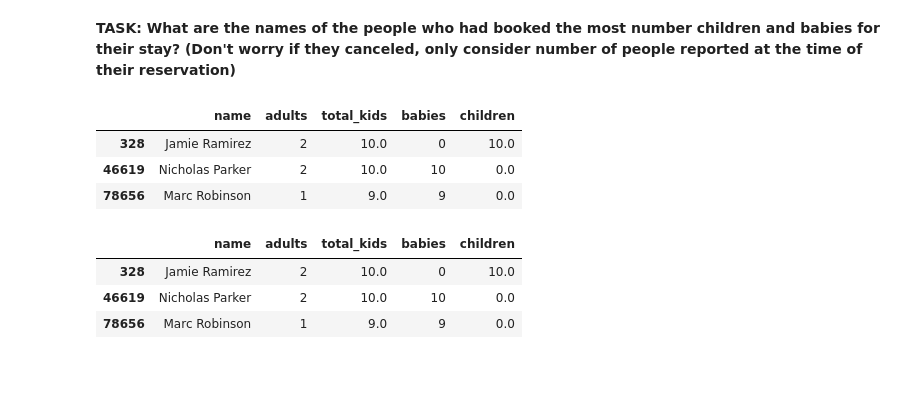
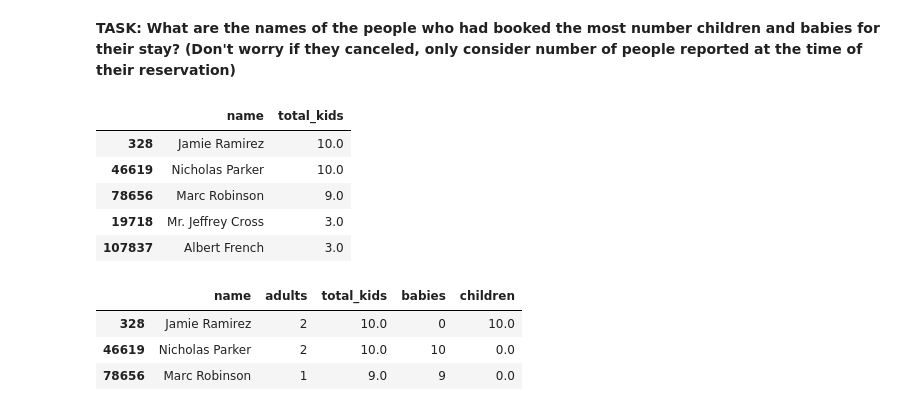
Before and after one commit to RRFteixeira/Python-for-Machine-Learning-and-Data-Science-Masterclass, a Jupyter notebook: 03-Pandas/11-Pandas-Project-Exercise .ipynb, the cells around one changed output. Drawn from its saved outputs; the diff is of its cells as text; code cells hidden in the pictures; blank space fills up the shorter version.

```diff
--- a/03-Pandas/11-Pandas-Project-Exercise .ipynb
+++ b/03-Pandas/11-Pandas-Project-Exercise .ipynb
@@ -126,4 +91,4 @@ Yes, missing data, company column missing: 112593 rows.
 # %% [markdown]
 **TASK: Drop the "company" column from the dataset.**
 # %%
-hotels.drop('company',inplace= True,axis=1)
+hotels.drop(hotels.isna().sum().idxmax(),axis =1, inplace=True)
@@ -284,14 +221,15 @@ Name: name, dtype: int64
 # %% [markdown]
 **TASK: What are the names of the people who had booked the most number children and babies for their stay? (Don't worry if they canceled, only consider number of people reported at the time of their reservation)**
 # %%
-hotels['total_kids'] = (hotels['babies']+hotels['children'])
-
-hotels[['name','adults','total_kids','babies','children']].sort_values(by=['total_kids'], ascending = False).head(3)
+hotels['total_kids']=hotels['babies']+hotels['children']
+hotels[['name','total_kids']].sort_values(by='total_kids', ascending=False).head(5)
 # %% [output]
-|  | name | adults | total_kids | babies | children |
-| 328 | Jamie Ramirez | 2 | 10.0 | 0 | 10.0 |
-| 46619 | Nicholas Parker | 2 | 10.0 | 10 | 0.0 |
-| 78656 | Marc Robinson | 1 | 9.0 | 9 | 0.0 |
+|  | name | total_kids |
+| 328 | Jamie Ramirez | 10.0 |
+| 46619 | Nicholas Parker | 10.0 |
+| 78656 | Marc Robinson | 9.0 |
+| 19718 | Mr. Jeffrey Cross | 3.0 |
+| 107837 | Albert French | 3.0 |
 # %%
 # %% [output]
 |  | name | adults | total_kids | babies | children |
```
Also changed, not shown: parts of 24 cells of this notebook.
